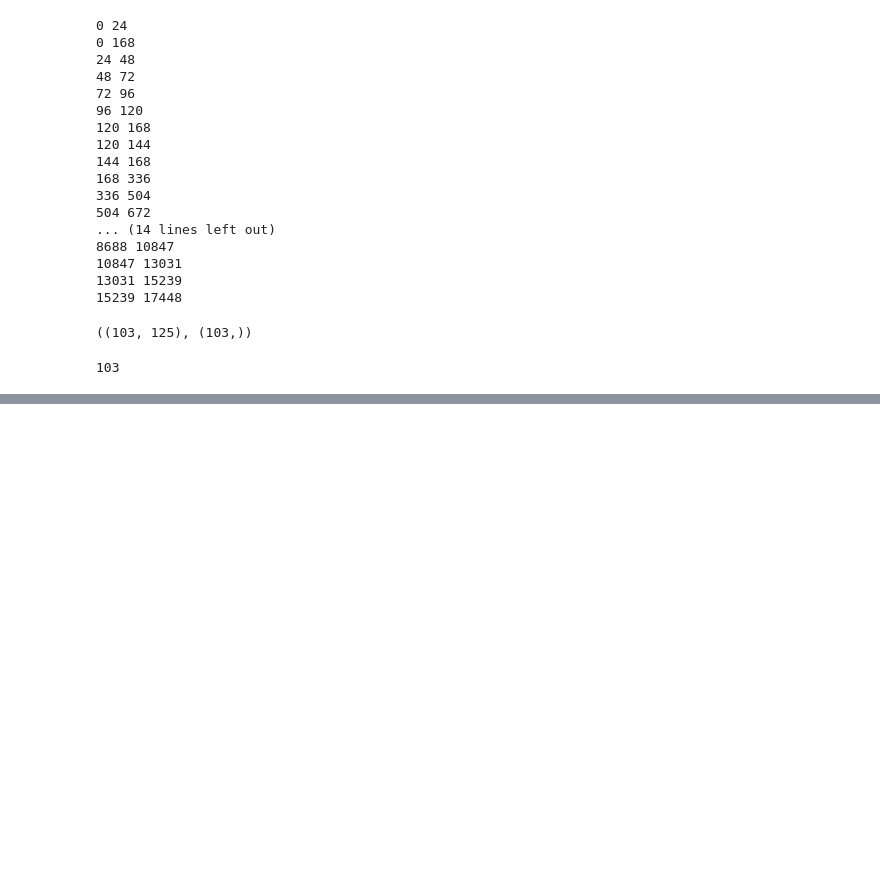
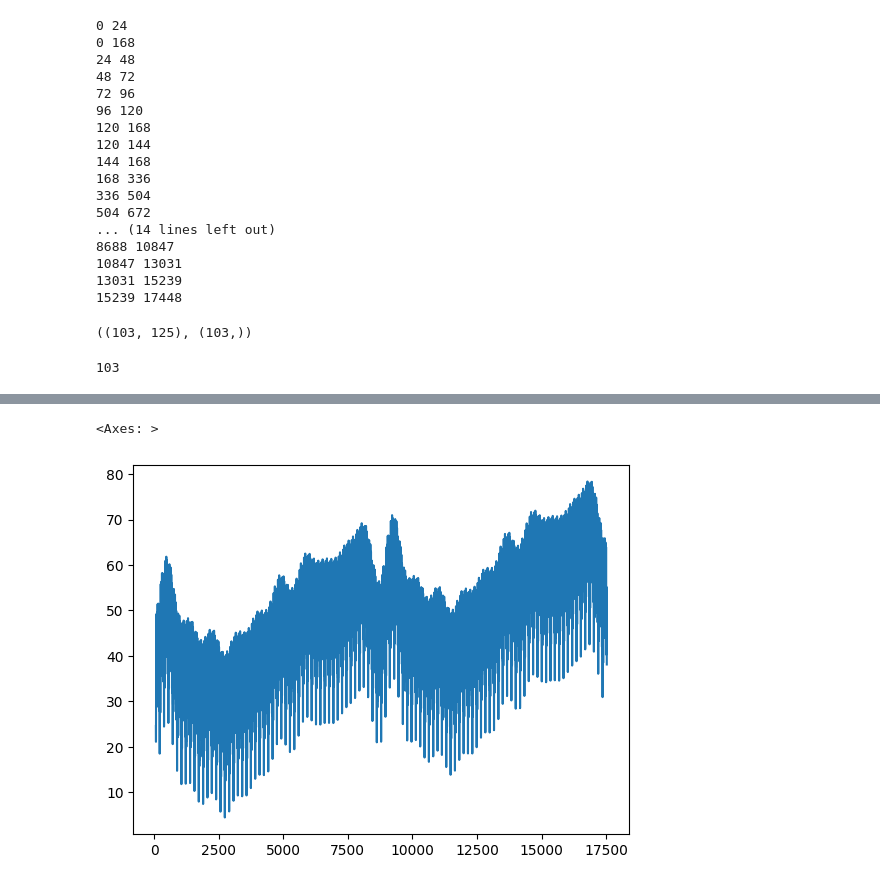
Before and after one commit to LMU-DATA-SCIENCE/price-forward-curve, a Jupyter notebook: pfc_benth_2007.ipynb, the cells around one changed output, grey strips where cells are left out. Saved outputs shown, nothing was run; the diff lists cells and outputs as text; code cells hidden in the pictures; blank space fills up the shorter version.

```diff
--- a/pfc_benth_2007.ipynb
+++ b/pfc_benth_2007.ipynb
@@ -96,0 +134,7 @@ ValueError: The truth value of an array with more than one element is ambiguous.
+# %%
+eps = np.array([epsilon(idx) for idx, _ in enumerate(corrected_forecast["timestamp"])])
+corrected_forecast["yhat"] = corrected_forecast["yhat"] + eps
+corrected_forecast["yhat"].plot()
+# %% [output]
+<Axes: >
+[figure, added]
```
Also changed, not shown: parts of 4 cells of this notebook, 1 other file.
